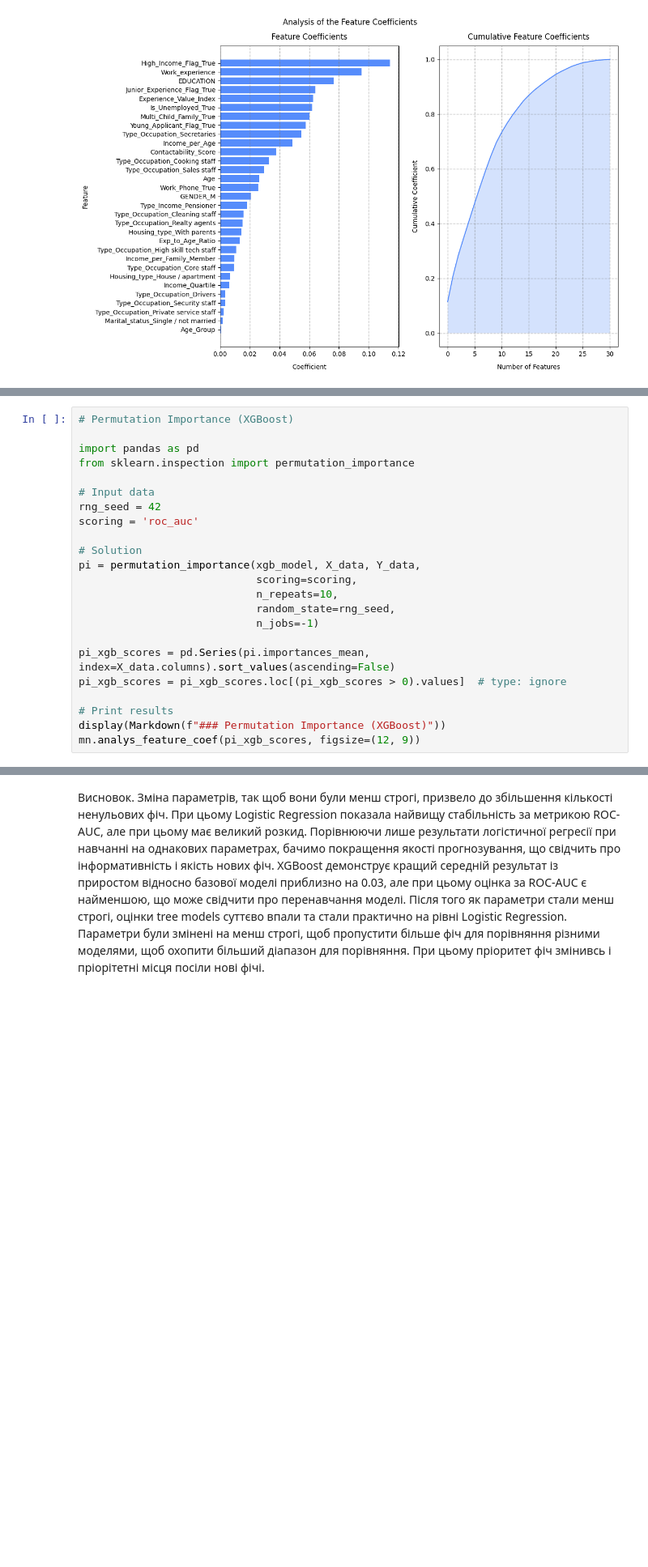
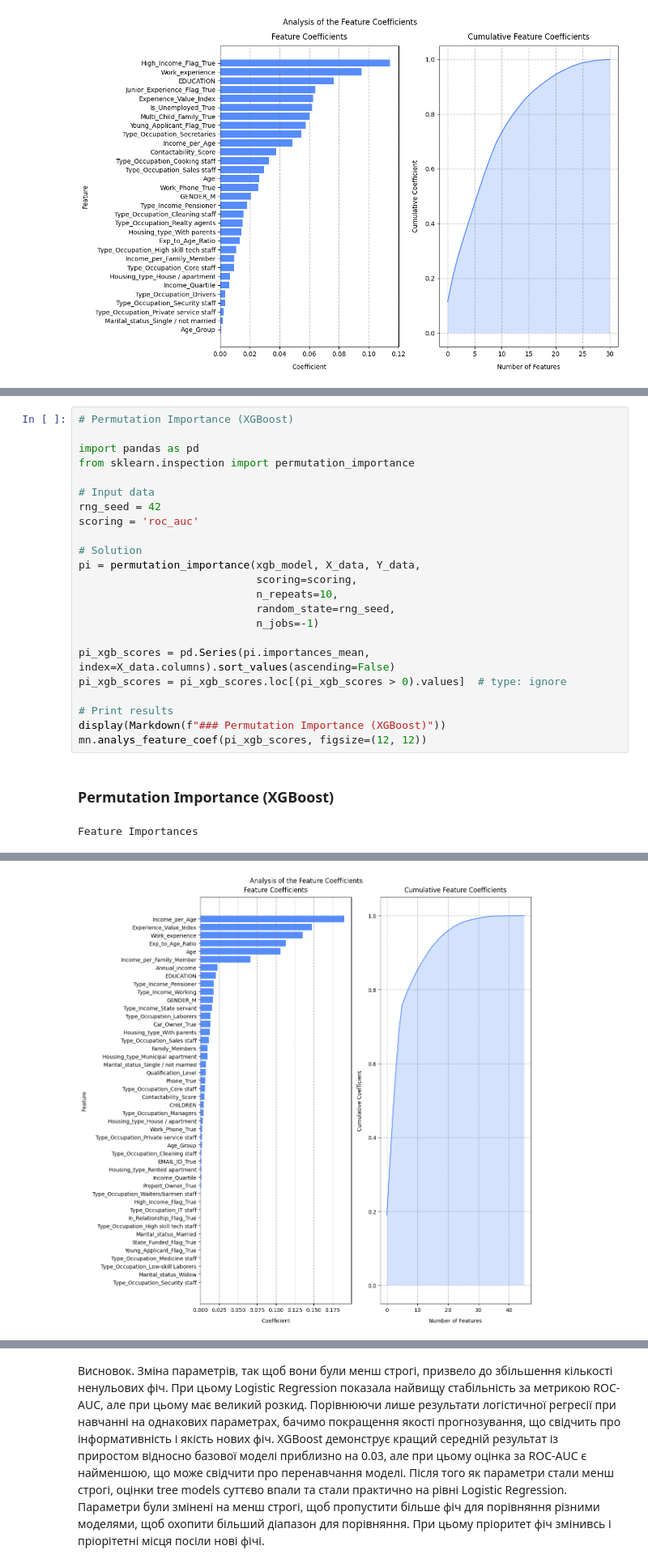
Before and after one commit to BogdanPinchuk/DataScience-PBY_HW20_Course_Project, a Jupyter notebook: Bohdan_Pinchuk_DS_HW20.ipynb, the cells around one changed output, grey strips where cells are left out. Shown at 81% size. Drawn from its saved outputs; the diff is of its cells as text; blank space fills up the shorter version.

```diff
--- a/Bohdan_Pinchuk_DS_HW20.ipynb
+++ b/Bohdan_Pinchuk_DS_HW20.ipynb
@@ -1996,4 +1996,7 @@ pi_xgb_scores = pi_xgb_scores.loc[(pi_xgb_scores > 0).values]  # type: ignore
 
 # Print results
 display(Markdown(f"### Permutation Importance (XGBoost)"))
-mn.analys_feature_coef(pi_xgb_scores, figsize=(12, 9))
+mn.analys_feature_coef(pi_xgb_scores, figsize=(12, 12))
+# %% [output]
+### Permutation Importance (XGBoost)
+Feature Importances
@@ -2000,3 +2020,4 @@ mn.analys_feature_coef(pi_xgb_scores, figsize=(12, 9))
+[figure, added]
 # %%
 # Tree-based importance (CatBoost)
 # доданий до нової версії файлу як ще один обмежувач
```
Also changed, not shown: parts of 2 cells of this notebook.
